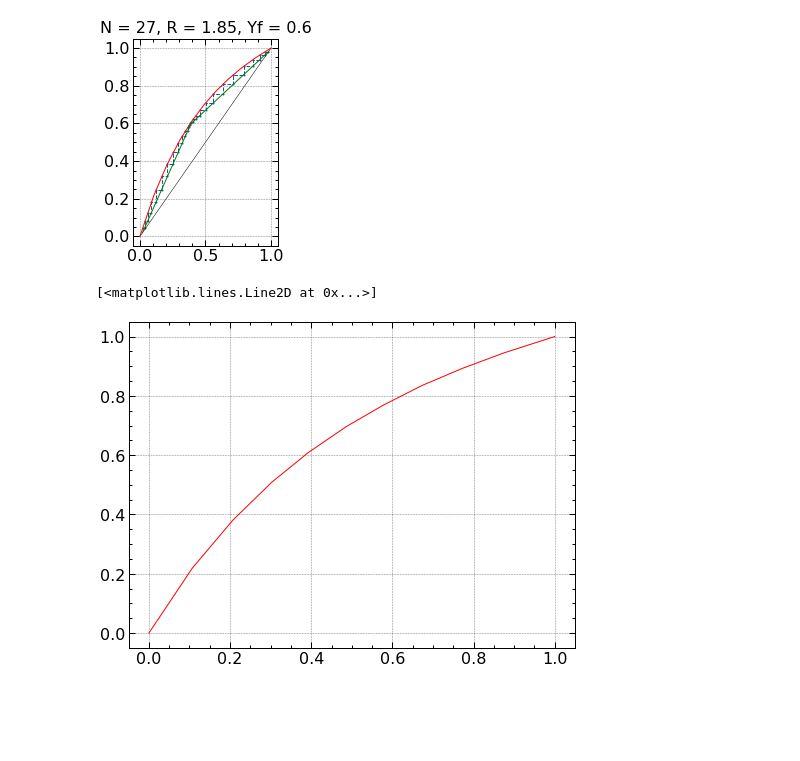
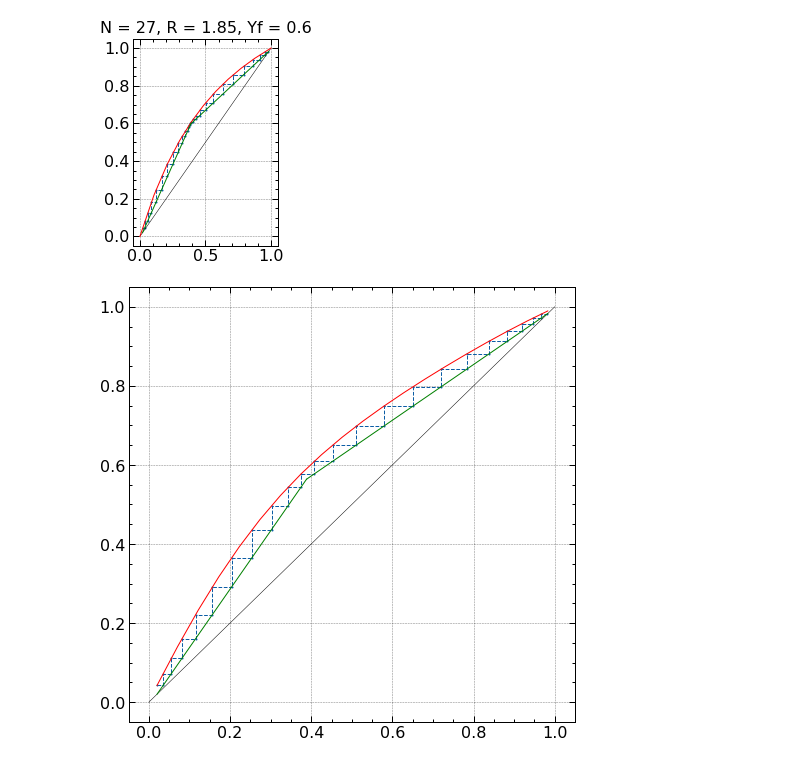
Before and after one commit to kdavjd/rectification_project, a Jupyter notebook: plate_column.ipynb, the cells around one changed output. Saved outputs shown, nothing was run; the diff lists cells and outputs as text; code cells hidden in the pictures; blank space fills up the shorter version.

```diff
--- a/plate_column.ipynb
+++ b/plate_column.ipynb
@@ -387,10 +387,71 @@ R,Ngraf = clc.get_range_phlegm_number(
     plot_lines='True')
 # %% [output]
 [figure]
-# %%
-x_y = dfс.get_fit(diagram['x'], diagram['y'])
-
-plt.plot(diagram['x'], diagram['y'], color='red', lw=1, ms=2)
-# %% [output]
-[<matplotlib.lines.Line2D at 0x...>]
-[figure, removed]
+# %%
+def get_kinematic_stairs():
+    kinematic_diagram=dfс.get_coeffs(kinetic_frame['значение кинетической кривой'].index,
+                                    kinetic_frame['значение кинетической кривой'].values)
+
+    x_y = dfс.get_fit(kinetic_frame['значение кинетической кривой'].index,
+                      kinetic_frame['значение кинетической кривой'].values)
+
+    yf = Ropt/(Ropt+1)*balance['xf']+balance['xp']/(Ropt+1)
+    xw = balance['xw']
+    xf = balance['xf']
+    xp = balance['xp']
+
+    _x = float(xw), float(xf)
+    x_ = float(xf), float(xp)
+    _y = float(xw), float(yf)
+    y_ = float(yf), float(xp)
+
+    def biuld_phlegm_lines():
+            nonlocal _x
+            nonlocal _y
+            nonlocal x_
+            nonlocal y_
+            return np.polyfit(_x,_y, 1), np.polyfit(x_,y_, 1)
+
+    N = []
+    step = []
+    step.append(np.poly1d(kinematic_diagram)(float(balance['xw'])))
+    platform = []
+
+    while step[-1] <= yf:
+        bottom_work_line, top_work_line = biuld_phlegm_lines()
+        bottom_work_line[1] = bottom_work_line[1] - step[-1]
+        platform.append(np.roots(bottom_work_line))
+        step.append(np.poly1d(kinematic_diagram)(platform[-1]))
+
+    while step[-1] <= float(xp):
+        bottom_work_line, top_work_line = biuld_phlegm_lines()
+        top_work_line[1] = top_work_line[1] - step[-1]
+        platform.append(np.roots(top_work_line))
+        step.append(np.poly1d(kinematic_diagram)(platform[-1]))
+
+    if step[-1] > float(xp):
+        N= len(step) #Считаем кол-во ступеней
+        platform = [float(xw)] + platform
+        outside_corners = list(zip(platform,step)) #Получаем координаты вершин внешних углов лестницы
+        platform = platform[1::]
+        inside_corners = list(zip(platform,step)) #Получаем координаты вершин внутренних углов лестницы
+        stair = list(zip(outside_corners,inside_corners))
+        sort_corners = []
+        for x,y in stair:
+            sort_corners.append(x)
+            sort_corners.append(y)
+        stair_line_x,stair_line_y = zip(*sort_corners) #Получаем значения ломаной линии по абсцисе и ординате
+        W_line = float(xw), float(yf)
+        P_line = float(yf), float(xp)
+
+    fig = plt.figure(figsize=(8,8))
+    axes = fig.add_subplot()
+    axes.plot(stair_line_x,stair_line_y, 'o--', lw=1, ms=1)
+    axes.plot(_, _, color='black', lw=0.5)
+    axes.plot(kinetic_frame['значение кинетической кривой'].index, x_y, color='red', lw=1, ms=2)
+    axes.plot(_x, W_line, color='green', lw=1, ms=2)
+    axes.plot(x_, P_line, color='green', lw=1, ms=2)
+
+get_kinematic_stairs()
+# %% [output]
+[figure, added]
```
Also changed, not shown: parts of 1 cell of this notebook, 2 other files.
